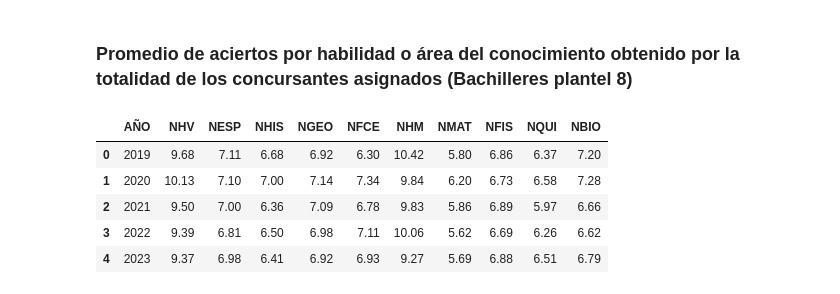
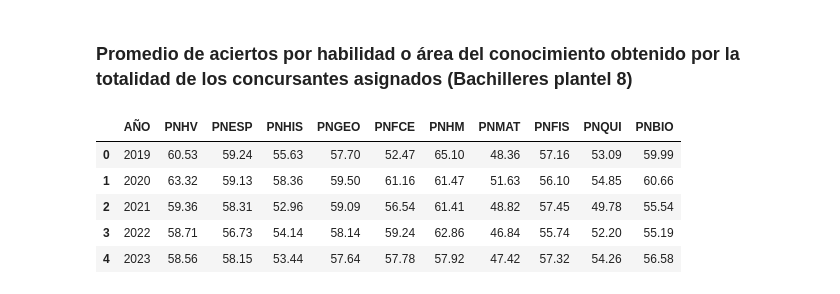
Before and after one commit to socialdataibero/SDI_07_Comipems, a Jupyter notebook: Comipems_Data.ipynb, the cells around one changed output. Cells and saved outputs as stored; diff of their text form; code cells hidden in the pictures.

```diff
--- a/Comipems_Data.ipynb
+++ b/Comipems_Data.ipynb
@@ -2025,26 +2057,26 @@ plt.show()
 # %% [markdown]
 ### Promedio de aciertos por habilidad o área del conocimiento obtenido por la totalidad de los concursantes asignados (Bachilleres plantel 8)
 # %%
-cols_areas = ["NHV","NESP","NHIS","NGEO","NFCE","NHM","NMAT","NFIS","NQUI","NBIO"]
+cols_areas = ["PNHV","PNESP","PNHIS","PNGEO","PNFCE","PNHM","PNMAT","PNFIS","PNQUI","PNBIO"]
 nombres_areas = [
     "Habilidad verbal","Español","Historia","Geografía",
     "Formación cívica y ética","Habilidad matemática","Matemáticas",
     "Física","Química","Biología"
 ]
 col_to_name = dict(zip(cols_areas, nombres_areas))
 
 
 datos_agrupados = colbach8.groupby('AÑO')[cols_areas].mean().reset_index().sort_values('AÑO').round(2)
 
 datos_agrupados.to_csv("Tablas/1.12.2 PorcentajeAreasCol8",index=False)
 datos_agrupados
 # %% [output]
-|  | AÑO | NHV | NESP | NHIS | NGEO | NFCE | NHM | NMAT | NFIS | NQUI | NBIO |
-| 0 | 2019 | 9.68 | 7.11 | 6.68 | 6.92 | 6.30 | 10.42 | 5.80 | 6.86 | 6.37 | 7.20 |
-| 1 | 2020 | 10.13 | 7.10 | 7.00 | 7.14 | 7.34 | 9.84 | 6.20 | 6.73 | 6.58 | 7.28 |
-| 2 | 2021 | 9.50 | 7.00 | 6.36 | 7.09 | 6.78 | 9.83 | 5.86 | 6.89 | 5.97 | 6.66 |
-| 3 | 2022 | 9.39 | 6.81 | 6.50 | 6.98 | 7.11 | 10.06 | 5.62 | 6.69 | 6.26 | 6.62 |
-| 4 | 2023 | 9.37 | 6.98 | 6.41 | 6.92 | 6.93 | 9.27 | 5.69 | 6.88 | 6.51 | 6.79 |
+|  | AÑO | PNHV | PNESP | PNHIS | PNGEO | PNFCE | PNHM | PNMAT | PNFIS | PNQUI | PNBIO |
+| 0 | 2019 | 60.53 | 59.24 | 55.63 | 57.70 | 52.47 | 65.10 | 48.36 | 57.16 | 53.09 | 59.99 |
+| 1 | 2020 | 63.32 | 59.13 | 58.36 | 59.50 | 61.16 | 61.47 | 51.63 | 56.10 | 54.85 | 60.66 |
+| 2 | 2021 | 59.36 | 58.31 | 52.96 | 59.09 | 56.54 | 61.41 | 48.82 | 57.45 | 49.78 | 55.54 |
+| 3 | 2022 | 58.71 | 56.73 | 54.14 | 58.14 | 59.24 | 62.86 | 46.84 | 55.74 | 52.20 | 55.19 |
+| 4 | 2023 | 58.56 | 58.15 | 53.44 | 57.64 | 57.78 | 57.92 | 47.42 | 57.32 | 54.26 | 56.58 |
 # %%
 plt.figure(figsize=(16,8))
 
```
Also changed, not shown: parts of 6 cells of this notebook, 2 other files.
